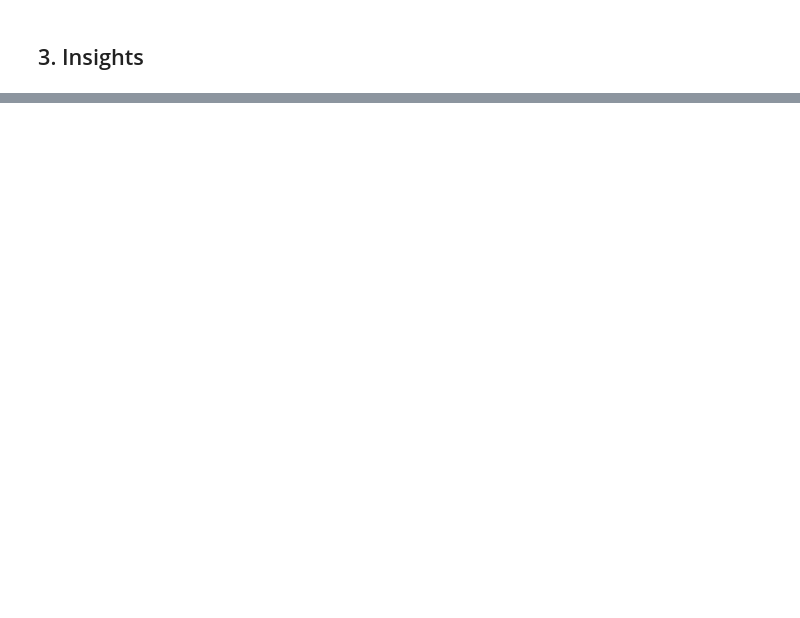
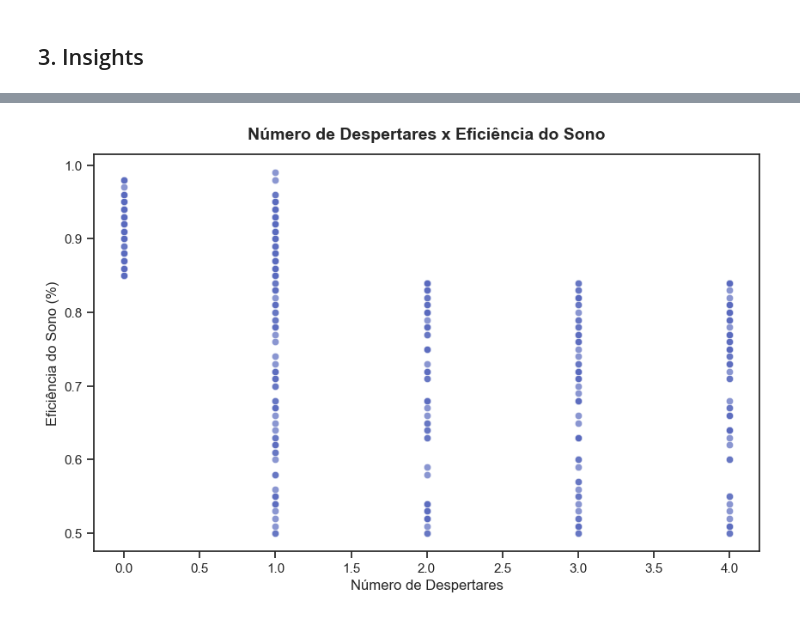
Before and after one commit to atlantico-academy/equipe2-2024.3, a Jupyter notebook: notebooks/01-exploratory_data_analysis.ipynb, the cells around one changed output, grey strips where cells are left out. Drawn from its saved outputs; the diff is of its cells as text; code cells hidden in the pictures; blank space fills up the shorter version.

```diff
--- a/notebooks/01-exploratory_data_analysis.ipynb
+++ b/notebooks/01-exploratory_data_analysis.ipynb
@@ -240,0 +349,15 @@ O dataframe possui ao todo **15** variáveis, sendo elas:
+# %%
+#configurando o tamanho do gráfico
+plt.figure(figsize=(10,6))
+
+#Criando um scatter plot
+sns.scatterplot(data=df,
+                x='Awakenings', y='Sleep efficiency', color=colors[0], alpha=0.7)
+
+#Adicionando título
+plt.title('Número de Despertares x Eficiência do Sono', fontweight='bold', fontsize=14, y=1.02)
+plt.xlabel('Número de Despertares')
+plt.ylabel('Eficiência do Sono (%)')
+plt.show()
+# %% [output]
+[figure, added]
```
Also changed, not shown: parts of 24 cells of this notebook, 1 other file.
